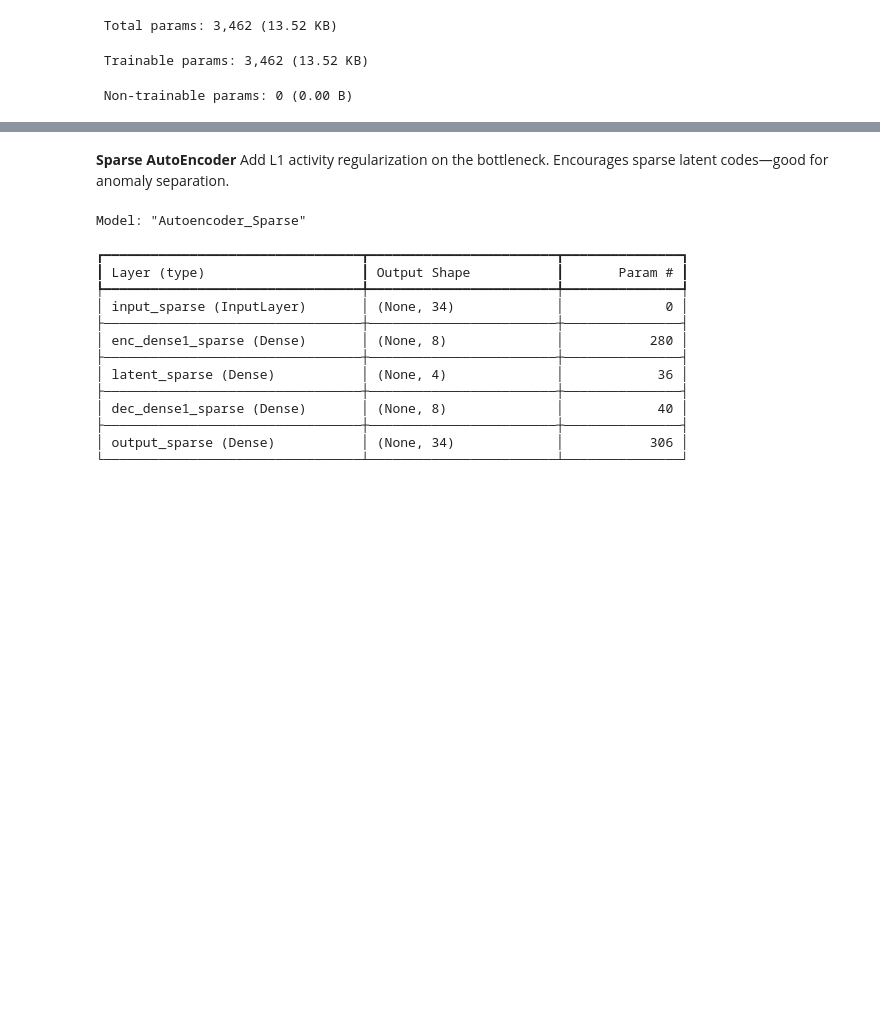
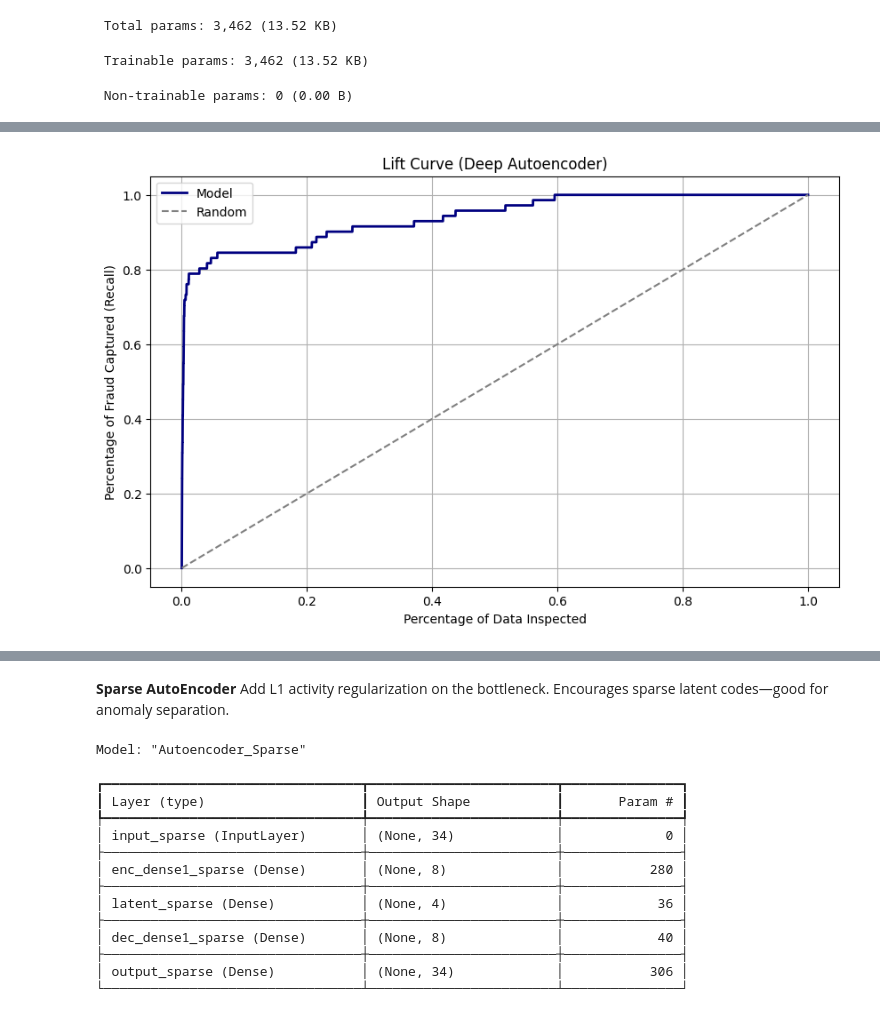
Before and after one commit to kanny789/ddo-data-dev, a Jupyter notebook: AutoEndoder_CC_Anomaly_Detection_Clean.ipynb, the cells around one changed output, grey strips where cells are left out. Saved outputs shown, nothing was run; the diff lists cells and outputs as text; code cells hidden in the pictures; blank space fills up the shorter version.

```diff
--- a/AutoEndoder_CC_Anomaly_Detection_Clean.ipynb
+++ b/AutoEndoder_CC_Anomaly_Detection_Clean.ipynb
@@ -538,0 +588,40 @@ F1: 0.3404255319148936
+# %%
+#Lift Curve
+import numpy as np
+import matplotlib.pyplot as plt
+
+# Convert y_val to numpy array for positional indexing
+y_val_np = np.array(y_val)
+
+# Sort by model score (descending: highest error = most anomalous)
+sorted_idx = np.argsort(errors_deep)[::-1]
+sorted_labels = y_val_np[sorted_idx]
+
+# Cumulative positives found
+cumulative_positives = np.cumsum(sorted_labels)
+
+# Total positives in dataset
+total_positives = cumulative_positives[-1]
+
+# Percentage of data inspected
+percent_inspected = np.arange(1, len(y_val_np) + 1) / len(y_val_np)
+
+# Model recall at each point
+model_recall = cumulative_positives / total_positives
+
+# Random model line (baseline)
+random_recall = percent_inspected
+
+# Plot
+plt.figure(figsize=(10, 6))
+plt.plot(percent_inspected, model_recall, label="Model", linewidth=2, color="navy")
+plt.plot(percent_inspected, random_recall, label="Random", linestyle="--", color="gray")
+
+plt.title("Lift Curve (Deep Autoencoder)")
+plt.xlabel("Percentage of Data Inspected")
+plt.ylabel("Percentage of Fraud Captured (Recall)")
+plt.grid(True)
+plt.legend()
+plt.show()
+# %% [output]
+[figure, added]
```
Also changed, not shown: parts of 6 cells of this notebook.
